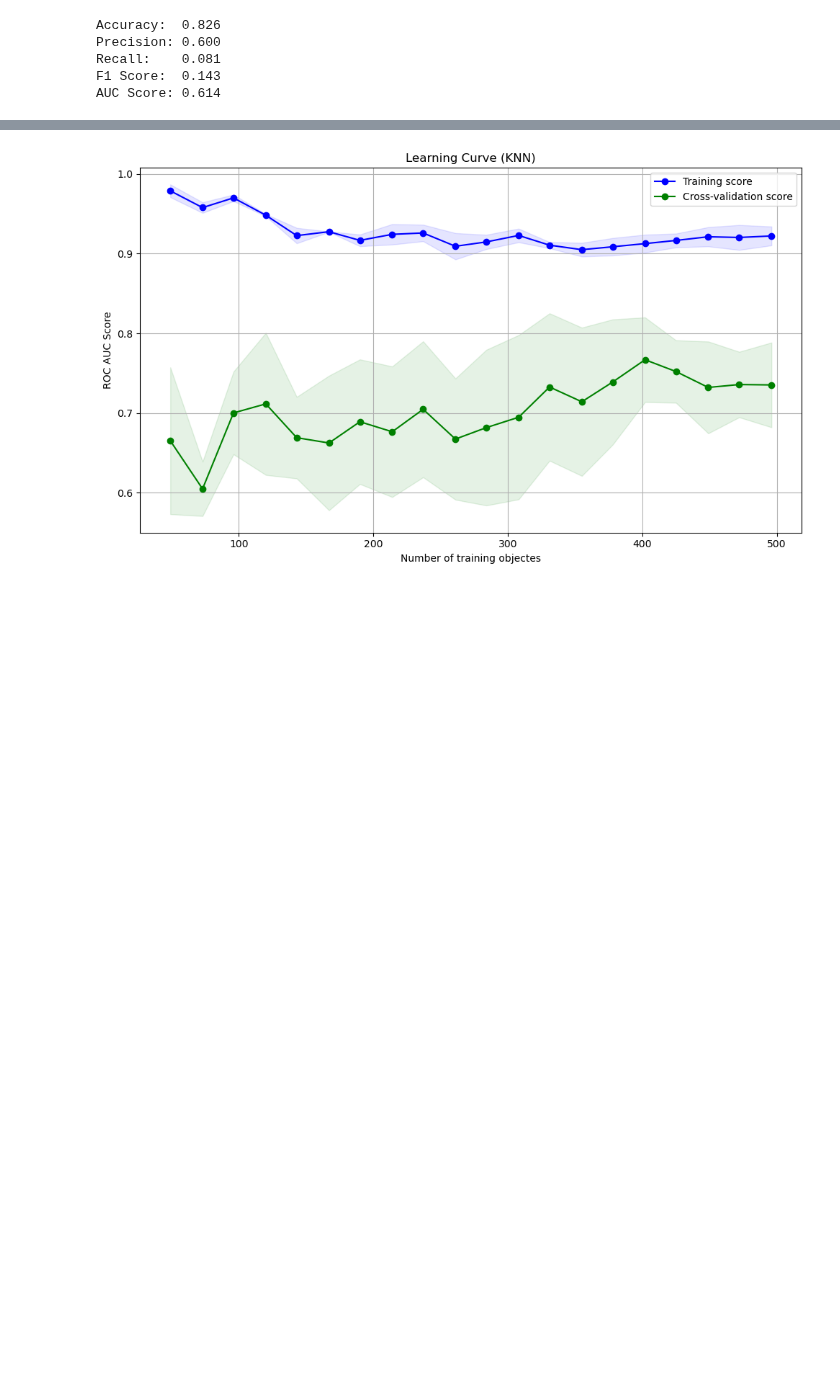
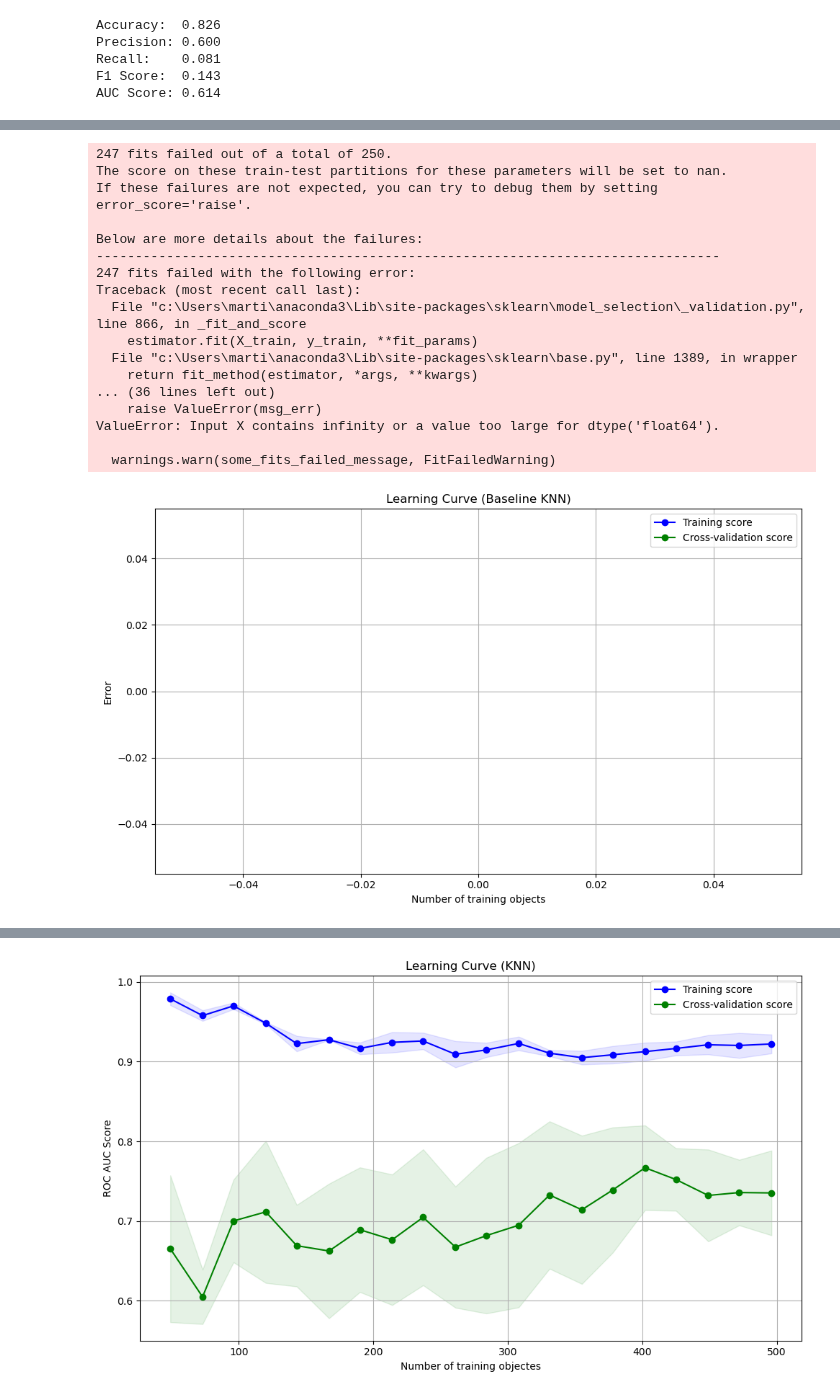
Before and after one commit to mjmklep/Machine-Learning-Group-8, a Jupyter notebook: assignment_ecg_KNN.ipynb, the cells around one changed output, grey strips where cells are left out. Saved outputs shown, nothing was run; the diff lists cells and outputs as text; code cells hidden in the pictures; blank space fills up the shorter version.

```diff
--- a/assignment_ecg_KNN.ipynb
+++ b/assignment_ecg_KNN.ipynb
@@ -79,0 +152,80 @@ AUC Score: 0.614
+# %%
+# Stel hier je inputs in:
+pipeline = Pipeline([
+    ('scaler', StandardScaler()),
+    ('feature_selection', SelectKBest(f_classif, k=400)),
+    ('classifier', KNeighborsClassifier())
+])
+
+scoring = 'error'
+clf_type = 'Baseline KNN'
+classifier = pipeline
+
+# Learning curve genereren
+if scoring == 'error':
+    train_sizes, train_scores, test_scores = learning_curve(
+        classifier,
+        X_train,
+        y_train,
+        cv=StratifiedKFold(n_splits=5),
+        scoring='accuracy',
+        train_sizes=np.linspace(0.1, 1.0, 50),
+        n_jobs=-1
+    )
+    train_scores_mean = 1 - np.mean(train_scores, axis=1)
+    train_scores_std = np.std(1 - train_scores, axis=1)
+    test_scores_mean = 1 - np.mean(test_scores, axis=1)
+    test_scores_std = np.std(1 - test_scores, axis=1)
+else:
+    train_sizes, train_scores, test_scores = learning_curve(
+        classifier,
+        X_train,
+        y_train,
+        cv=StratifiedKFold(n_splits=5),
+        scoring=scoring,
+        train_sizes=np.linspace(0.1, 1.0, 20),
+        n_jobs=-1
+    )
+    train_scores_mean = np.mean(train_scores, axis=1)
+    train_scores_std = np.std(train_scores, axis=1)
+    test_scores_mean = np.mean(test_scores, axis=1)
+    test_scores_std = np.std(test_scores, axis=1)
+
+# Plotten
+plt.figure(figsize=(10, 6))
+plt.title(f"Learning Curve ({clf_type})")
+plt.xlabel("Number of training objects")
+plt.ylabel("Error" if scoring == 'error' else scoring)
+
+plt.grid()
+
+plt.plot(train_sizes, train_scores_mean, 'o-', label="Training score", color="blue")
+plt.fill_between(train_sizes, train_scores_mean - train_scores_std,
+                 train_scores_mean + train_scores_std, alpha=0.1, color="blue")
+
+plt.plot(train_sizes, test_scores_mean, 'o-', label="Cross-validation score", color="green")
+plt.fill_between(train_sizes, test_scores_mean - test_scores_std,
+                 test_scores_mean + test_scores_std, alpha=0.1, color="green")
+
+plt.legend(loc="best")
+plt.tight_layout()
+plt.show()
+# %% [output]
+247 fits failed out of a total of 250.
+The score on these train-test partitions for these parameters will be set to nan.
+If these failures are not expected, you can try to debug them by setting error_score='raise'.
+
+Below are more details about the failures:
+--------------------------------------------------------------------------------
+247 fits failed with the following error:
+Traceback (most recent call last):
+  File "c:\Users\marti\anaconda3\Lib\site-packages\sklearn\model_selection\_validation.py", line 866, in _fit_and_score
+    estimator.fit(X_train, y_train, **fit_params)
+  File "c:\Users\marti\anaconda3\Lib\site-packages\sklearn\base.py", line 1389, in wrapper
+    return fit_method(estimator, *args, **kwargs)
+... (36 lines left out)
+    raise ValueError(msg_err)
+ValueError: Input X contains infinity or a value too large for dtype('float64').
+
+  warnings.warn(some_fits_failed_message, FitFailedWarning)
+[figure, added]
```
Also changed, not shown: parts of 8 cells of this notebook.
